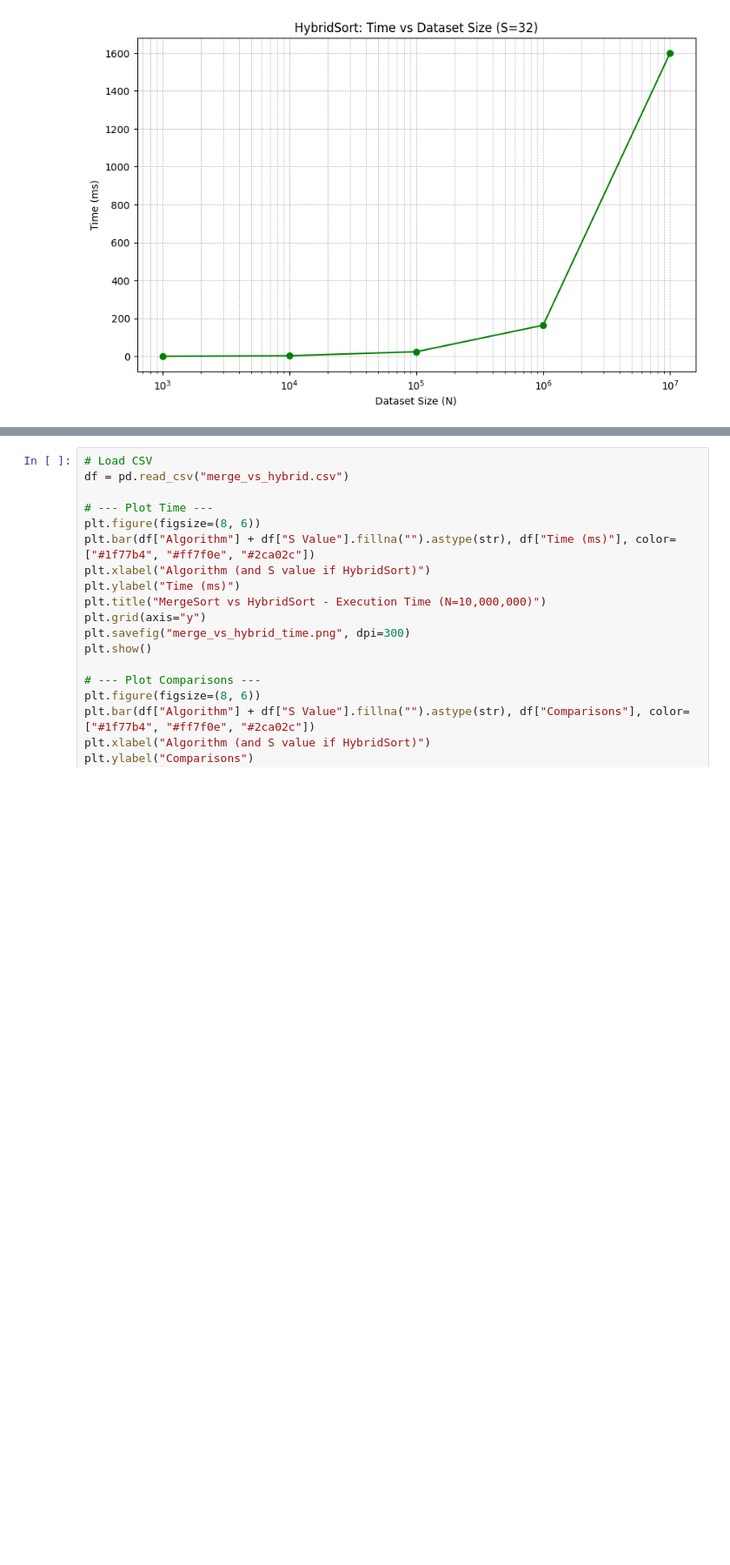
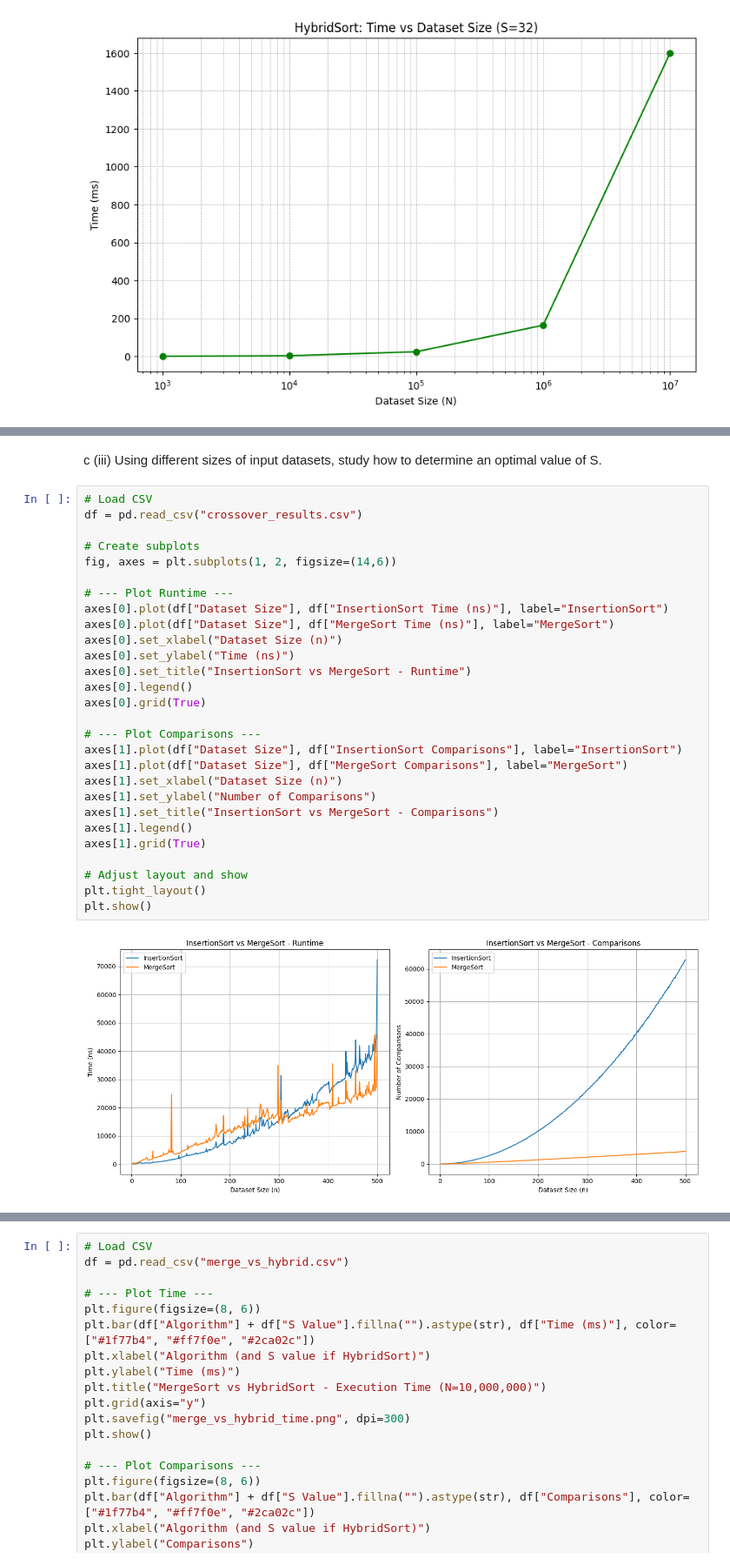
Before and after one commit to khorhaojun/sc2001-sdad-team2, a Jupyter notebook: assignment 1/java/Analyze.ipynb, the cells around one changed output, grey strips where cells are left out. Shown at 87% size. Cells and saved outputs as stored; diff of their text form; blank space fills up the shorter version.

Commit message:
plot insertion sort and merge sort to find the optimal S

```diff
--- a/assignment 1/java/Analyze.ipynb
+++ b/assignment 1/java/Analyze.ipynb
@@ -80,0 +81,32 @@ plt.show()
+# %% [markdown]
+c (iii) Using different sizes of input datasets, study how to determine an optimal value of S.
+# %%
+# Load CSV
+df = pd.read_csv("crossover_results.csv")
+
+# Create subplots
+fig, axes = plt.subplots(1, 2, figsize=(14,6))
+
+# --- Plot Runtime ---
+axes[0].plot(df["Dataset Size"], df["InsertionSort Time (ns)"], label="InsertionSort")
+axes[0].plot(df["Dataset Size"], df["MergeSort Time (ns)"], label="MergeSort")
+axes[0].set_xlabel("Dataset Size (n)")
+axes[0].set_ylabel("Time (ns)")
+axes[0].set_title("InsertionSort vs MergeSort - Runtime")
+axes[0].legend()
+axes[0].grid(True)
+
+# --- Plot Comparisons ---
+axes[1].plot(df["Dataset Size"], df["InsertionSort Comparisons"], label="InsertionSort")
+axes[1].plot(df["Dataset Size"], df["MergeSort Comparisons"], label="MergeSort")
+axes[1].set_xlabel("Dataset Size (n)")
+axes[1].set_ylabel("Number of Comparisons")
+axes[1].set_title("InsertionSort vs MergeSort - Comparisons")
+axes[1].legend()
+axes[1].grid(True)
+
+# Adjust layout and show
+plt.tight_layout()
+plt.show()
+# %% [output]
+[figure, added]
```
Also changed, not shown: parts of 4 cells of this notebook, 15 other files.
